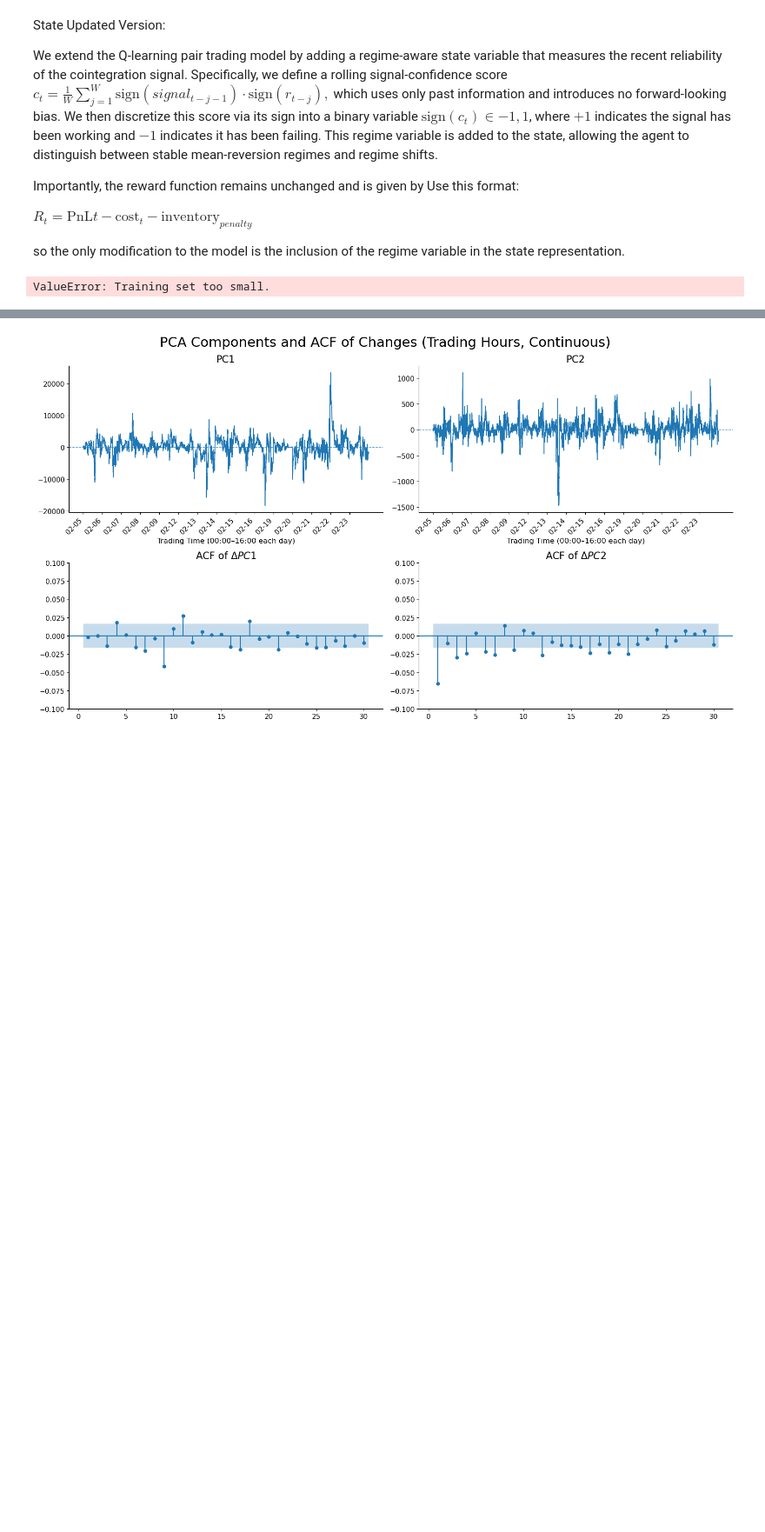
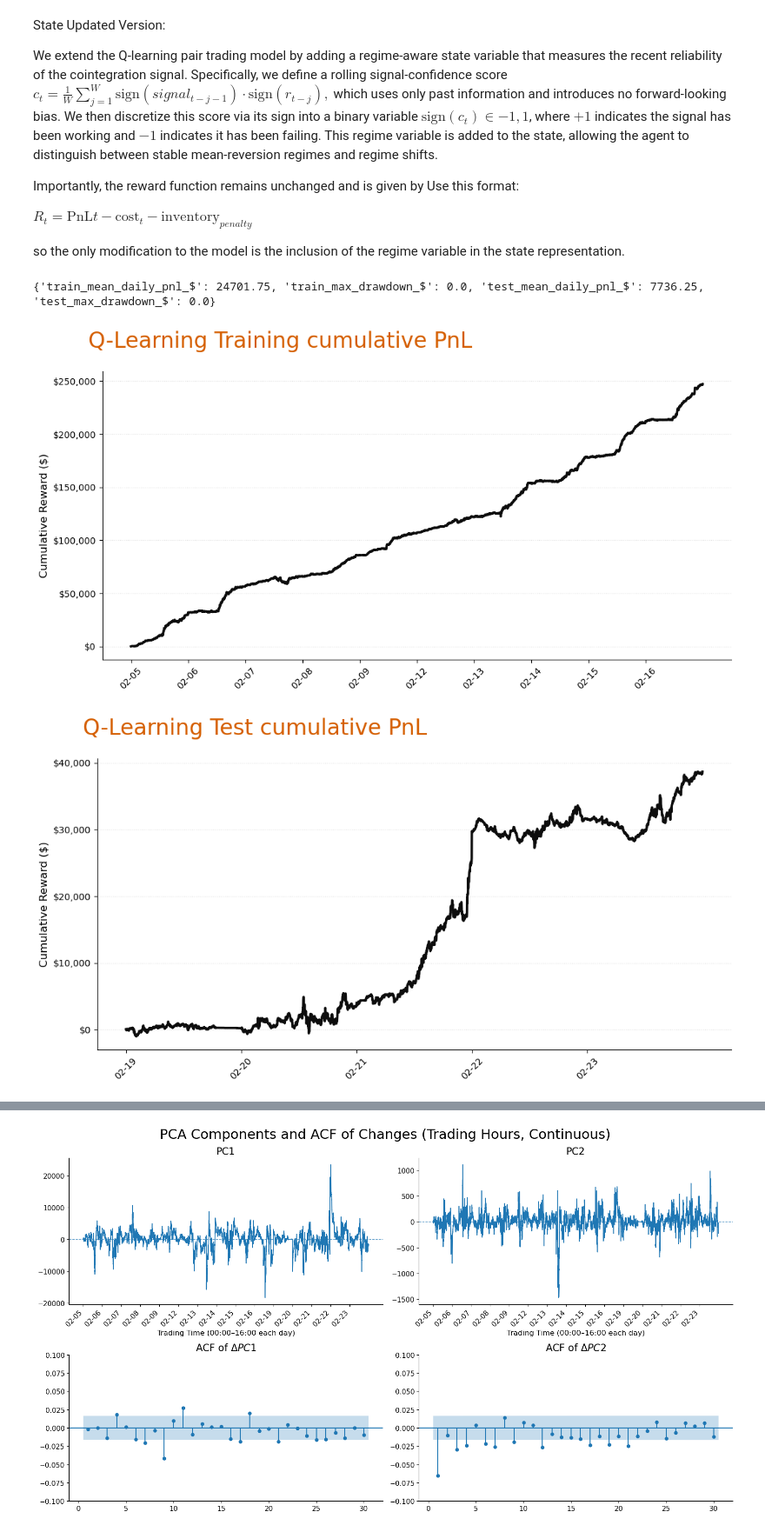
Before and after one commit to Cerinayao/RLHFT, a Jupyter notebook: notebooks/exploration.ipynb, the cells around one changed output, grey strips where cells are left out. Shown at 87% size. Saved outputs shown, nothing was run; the diff lists cells and outputs as text; code cells hidden in the pictures; blank space fills up the shorter version.

```diff
--- a/notebooks/exploration.ipynb
+++ b/notebooks/exploration.ipynb
@@ -1128,7 +1114,7 @@ def train_q_learning_2asset_discrete_adaptive(
     col_b: str,
     sig_a: str = "sig_a",
     sig_b: str = "sig_b",
-    train_end: str = "2024-02-20",
+    train_end: str = "2024-02-18",
     inv_limit: int = 2,
     action_values=(-2, -1, 0, 1, 2),
     gamma: float = 0.99,
@@ -1388,31 +1374,55 @@ def train_q_learning_2asset_discrete_adaptive(
         "test_n": te_n,
         "test_actions": te_act,
         "signal_confidence_a": c_a,
         "signal_confidence_b": c_b,
         "regime_state_a": cqa,
         "regime_state_b": cqb,
         "state_info": {
             "state_definition": "(zqa, zqb, regime_a, regime_b, na_prev, nb_prev)",
             "z_values": "quantized by z_step and clipped by z_clip",
             "regime_values": [-1, 0, 1],
             "inventory_values": list(range(-inv_limit, inv_limit + 1)),
         },
         "metrics": { ... },
     }
 out_rl_2 = train_q_learning_2asset_discrete_adaptive(
     df_2,
     col_a="ESH4",
     col_b="NQH4",
     train_end="2024-02-18",
     mult_a=50.0,
     mult_b=20.0,
     epochs=100,
     eps_start=0.5,
     eps_end=0.01,
     inv_penalty=1,
     z_step=0.5,
     lr=0.001,
     regime_window=60,
 )
+
+scale = 100.0  # raw prices are in x100 units
+
+for k in [
+    "train_pnl", "test_pnl",
+    "train_reward", "test_reward",
+    "train_cum", "test_cum",
+    "train_cum_pnl", "test_cum_pnl",
+]:
+    out_rl_2[k] = out_rl_2[k] / scale
+
+out_rl_2["metrics"] = {
+    "train_mean_daily_pnl_$": mean_daily_pnl(out_rl_2["train_pnl"]),
+    "train_max_drawdown_$": max_daily_drawdown(out_rl_2["train_pnl"]),
+    "test_mean_daily_pnl_$": mean_daily_pnl(out_rl_2["test_pnl"]),
+    "test_max_drawdown_$": max_daily_drawdown(out_rl_2["test_pnl"]),
+}
+
+print(out_rl_2["metrics"])
+
+plot_trading_time_cum(out_rl_2["train_cum_pnl"], "Q-Learning Training cumulative PnL")
+plot_trading_time_cum(out_rl_2["test_cum_pnl"], "Q-Learning Test cumulative PnL")
 # %% [output]
-ValueError: Training set too small.
+{'train_mean_daily_pnl_$': 24701.75, 'train_max_drawdown_$': 0.0, 'test_mean_daily_pnl_$': 7736.25, 'test_max_drawdown_$': 0.0}
+[figure, added]
+[figure, added]
```
Also changed, not shown: parts of 14 cells of this notebook, 34 other files.
